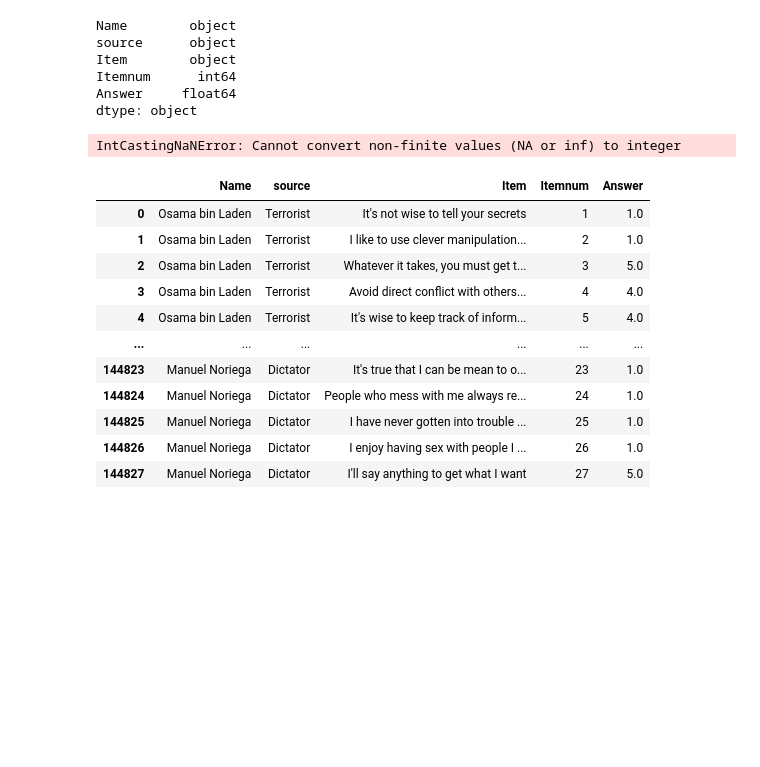
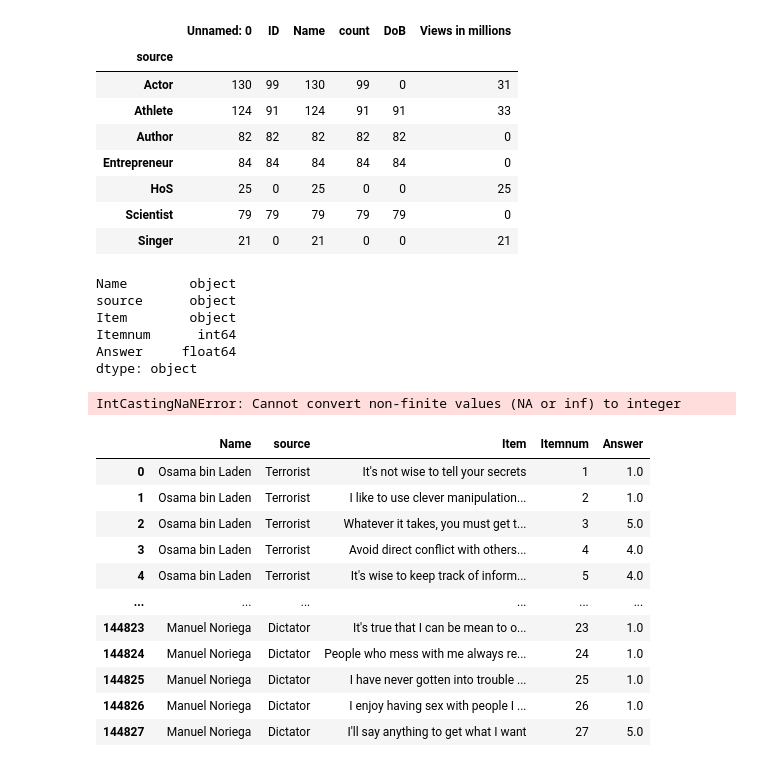
Before and after one commit to SnehaR26/psychollm, a Jupyter notebook: promptstd.ipynb, the cells around one changed output. Drawn from its saved outputs; the diff is of its cells as text; code cells hidden in the pictures; blank space fills up the shorter version.

```diff
--- a/promptstd.ipynb
+++ b/promptstd.ipynb
@@ -11,3 +220,17 @@ from scipy.stats import mode
+# %%
+df=pd.read_csv('Datasubs/res_neutral4.csv')
+# %%
+df.groupby(['source']).count()
+# %% [output]
+|  | Unnamed: 0 | ID | Name | count | DoB | Views in millions |
+| source |  |  |  |  |  |  |
+| Actor | 130 | 99 | 130 | 99 | 0 | 31 |
+| Athlete | 124 | 91 | 124 | 91 | 91 | 33 |
+| Author | 82 | 82 | 82 | 82 | 82 | 0 |
+| Entrepreneur | 84 | 84 | 84 | 84 | 84 | 0 |
+| HoS | 25 | 0 | 25 | 0 | 0 | 25 |
+| Scientist | 79 | 79 | 79 | 79 | 79 | 0 |
+| Singer | 21 | 0 | 21 | 0 | 0 | 21 |
 # %%
 df1=pd.read_csv('./F11B_res/results_sd3_badp1.csv')
 df2=pd.read_csv('./F11B_res/results_sd3_badp2.csv')
```
Also changed, not shown: parts of 11 cells of this notebook, 13 other files.
